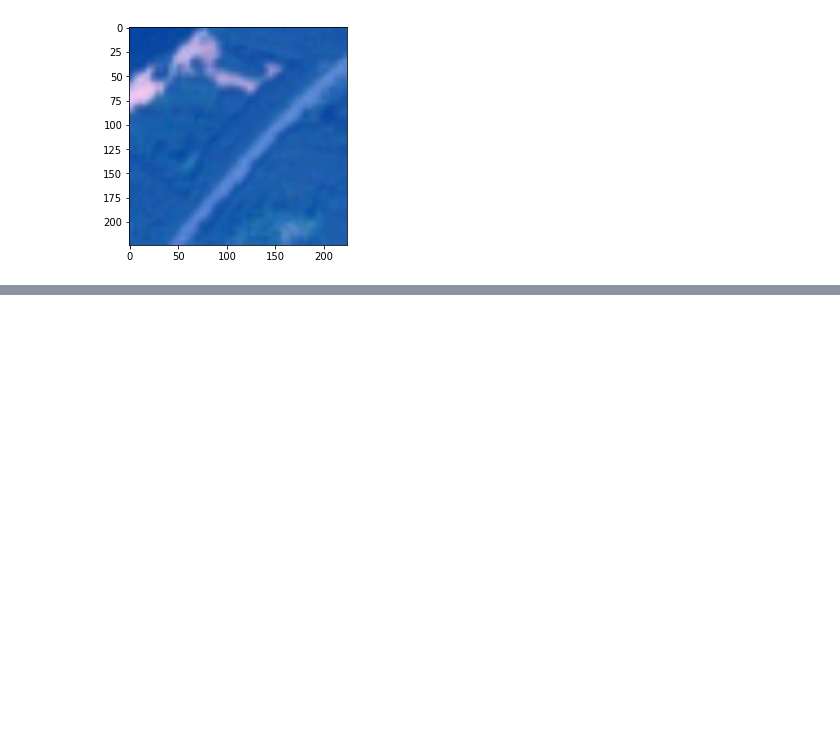
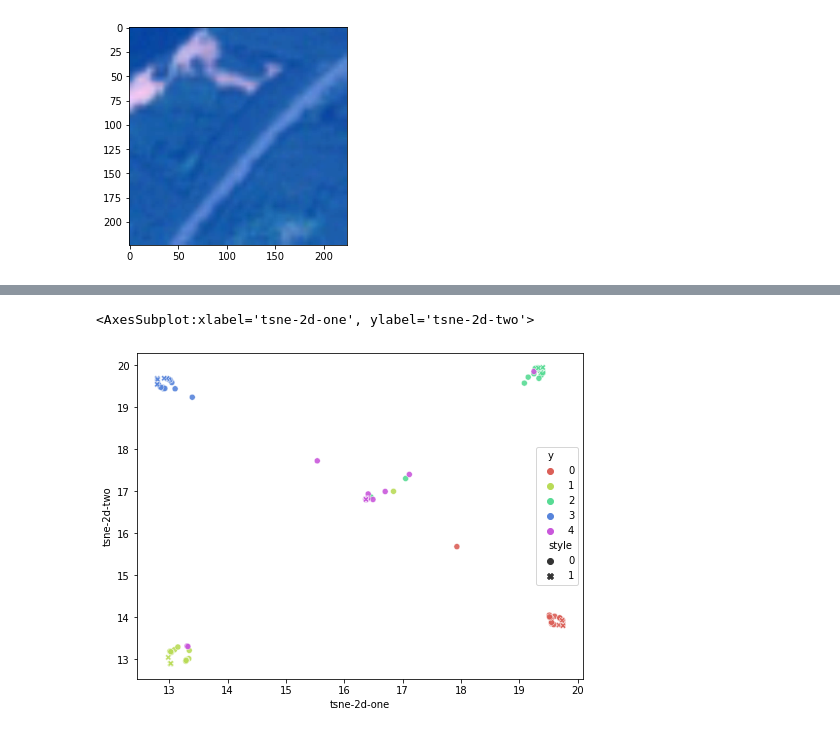
Before and after one commit to johncai117/DAMSL, a Jupyter notebook: visual.ipynb, the cells around one changed output, grey strips where cells are left out. Saved outputs shown, nothing was run; the diff lists cells and outputs as text; code cells hidden in the pictures; blank space fills up the shorter version.

```diff
--- a/visual.ipynb
+++ b/visual.ipynb
@@ -682,7 +677,7 @@ print(linear_scores.shape)
 
 print(scores2.shape)
 print(linear_scores_2.shape)
+scores2 = scores2.cpu()
 
-print(torch.argmax(scores2, dim = 1))
-print(torch.argmax(linear_scores_2, dim = 1))
+scores2 = scores2.reshape(5,15,5)[:,:5,:].reshape(25,5)
 # %% [output]
@@ -808,0 +773,23 @@ sns.scatterplot(
+# %%
+import matplotlib.pyplot as plt
+
+import pandas as pd
+
+
+df_subset = pd.DataFrame({'tsne-2d-one':sc_embedded[:,0], 'tsne-2d-two': sc_embedded[:,1], "y" : list(np.repeat(range(n_way ), n_query )) + list(np.repeat(range(n_way ), 5 )), "style": [0] * 75 + [1] * 25  })
+
+
+
+plt.figure(figsize=(8,6))
+sns.scatterplot(
+    x="tsne-2d-one", y="tsne-2d-two",
+    hue="y",
+    palette=sns.color_palette("hls", 5),
+    style = "style",
+    data=df_subset,
+    legend="full",
+    alpha=0.9
+)
+# %% [output]
+<AxesSubplot:xlabel='tsne-2d-one', ylabel='tsne-2d-two'>
+[figure, added]
```
Also changed, not shown: parts of 10 cells of this notebook, 6 other files.
